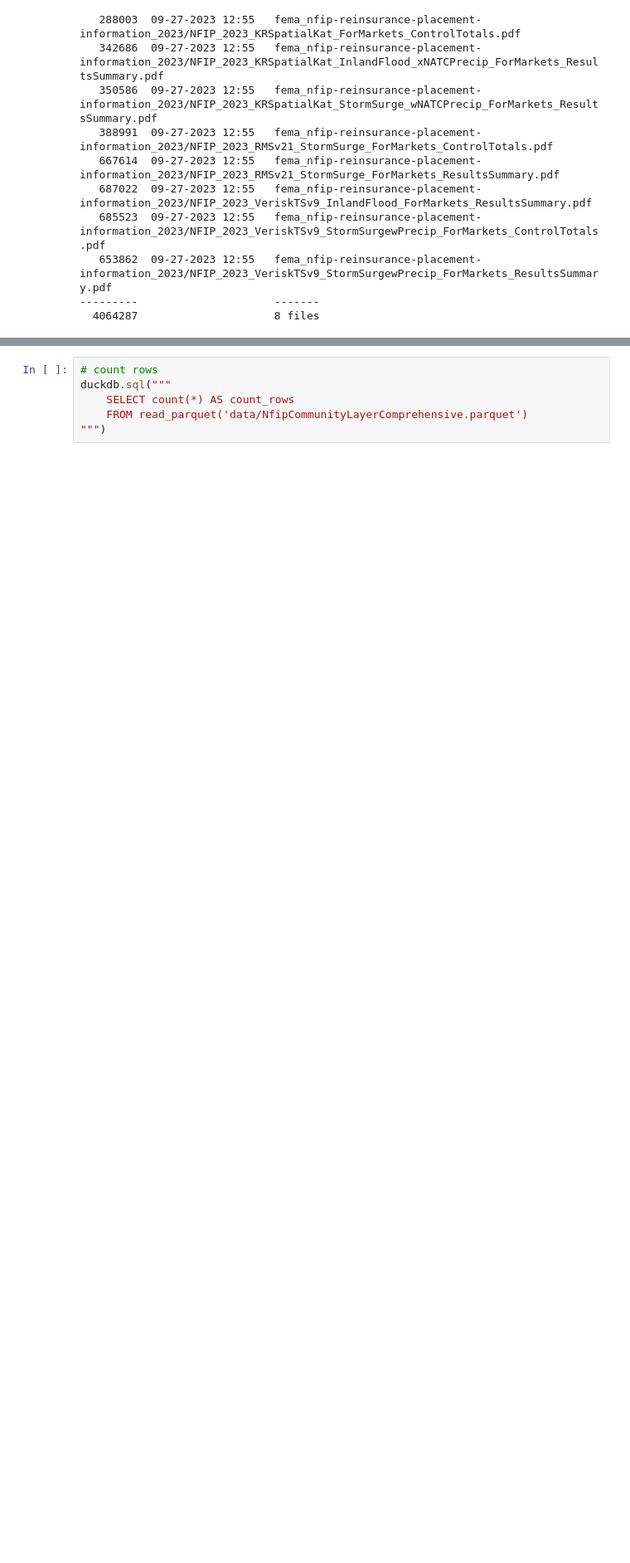
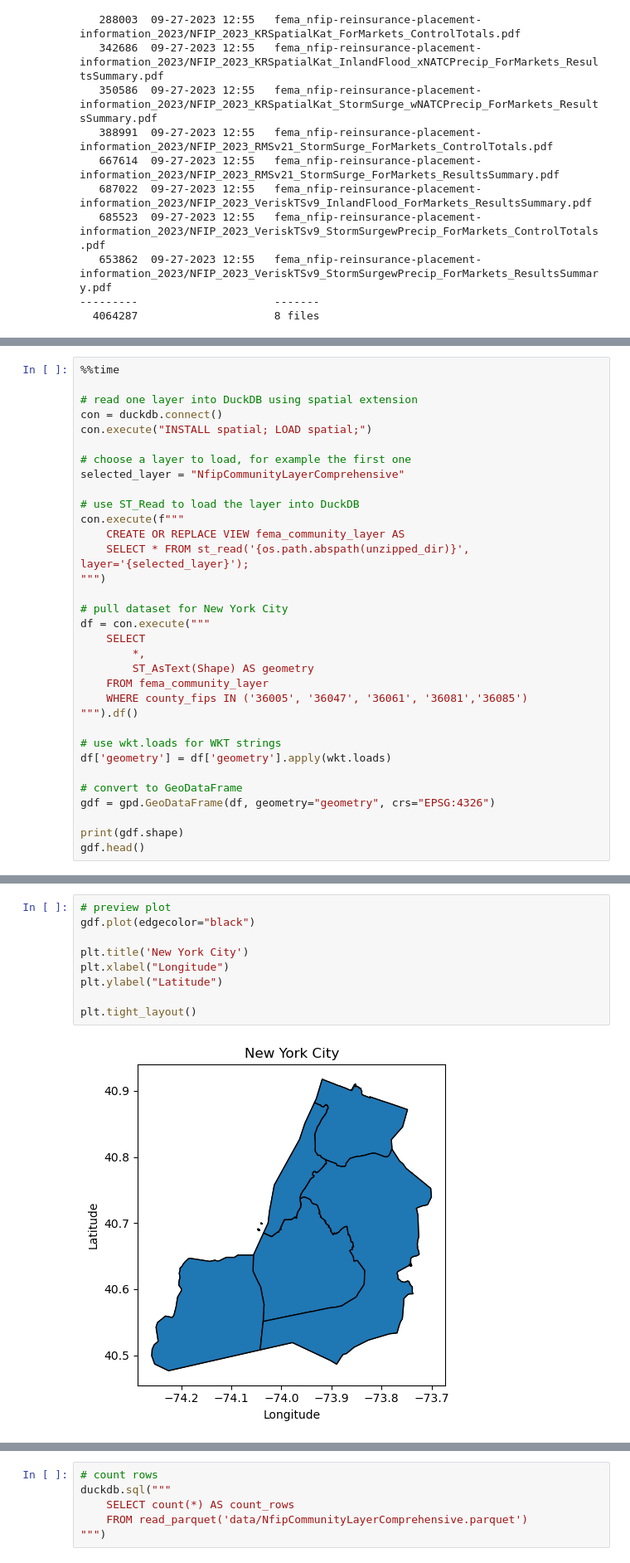
Before and after one commit to mebauer/nfip-datasets, a Jupyter notebook: download-examples.ipynb, the cells around one changed output, grey strips where cells are left out. Shown at 83% size. Saved outputs shown, nothing was run; the diff lists cells and outputs as text; blank space fills up the shorter version.

Commit message:
provide example of working with geodatabase file

```diff
--- a/download-examples.ipynb
+++ b/download-examples.ipynb
@@ -630,0 +1006,33 @@ Archive:  data/fema_nfip-reinsurance-placement-information_2023.zip
+# %%
+%%time
+
+# read one layer into DuckDB using spatial extension
+con = duckdb.connect()
+con.execute("INSTALL spatial; LOAD spatial;")
+
+# choose a layer to load, for example the first one
+selected_layer = "NfipCommunityLayerComprehensive"
+
+# use ST_Read to load the layer into DuckDB
+con.execute(f"""
+    CREATE OR REPLACE VIEW fema_community_layer AS
+    SELECT * FROM st_read('{os.path.abspath(unzipped_dir)}', layer='{selected_layer}');
+""")
+
+# pull dataset for New York City
+df = con.execute("""
+    SELECT
+        *,
+        ST_AsText(Shape) AS geometry
+    FROM fema_community_layer
+    WHERE county_fips IN ('36005', '36047', '36061', '36081','36085')
+""").df()
+
+# use wkt.loads for WKT strings
+df['geometry'] = df['geometry'].apply(wkt.loads)
+
+# convert to GeoDataFrame
+gdf = gpd.GeoDataFrame(df, geometry="geometry", crs="EPSG:4326")
+
+print(gdf.shape)
+gdf.head()
@@ -631 +1071,12 @@ Archive:  data/fema_nfip-reinsurance-placement-information_2023.zip
+# %%
+# preview plot
+gdf.plot(edgecolor="black")
+
+plt.title('New York City')
+plt.xlabel("Longitude")
+plt.ylabel("Latitude")
+
+plt.tight_layout()
+# %% [output]
+[figure, added]
 # %% [markdown]
```
Also changed, not shown: parts of 71 cells of this notebook, 5 other files.
